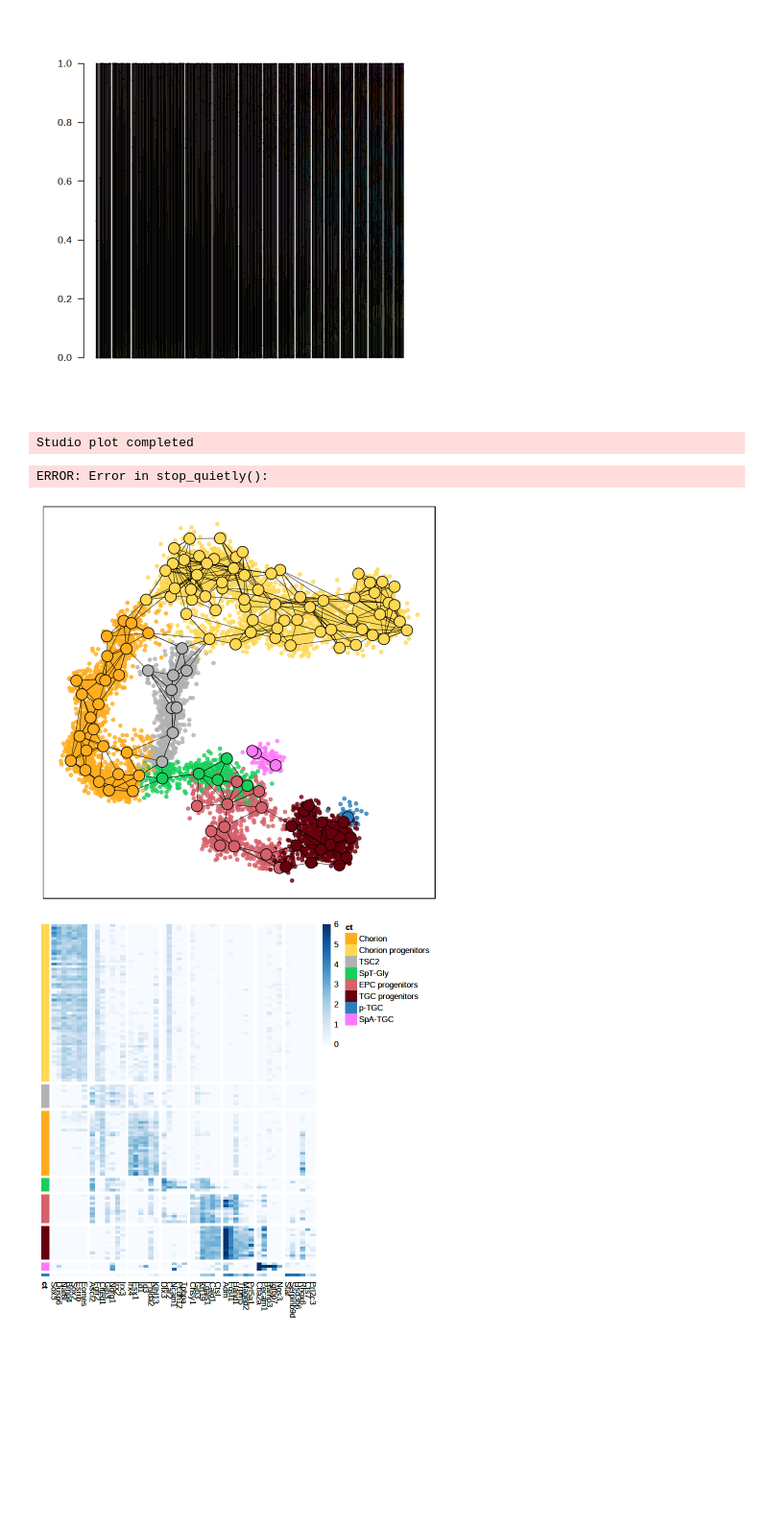
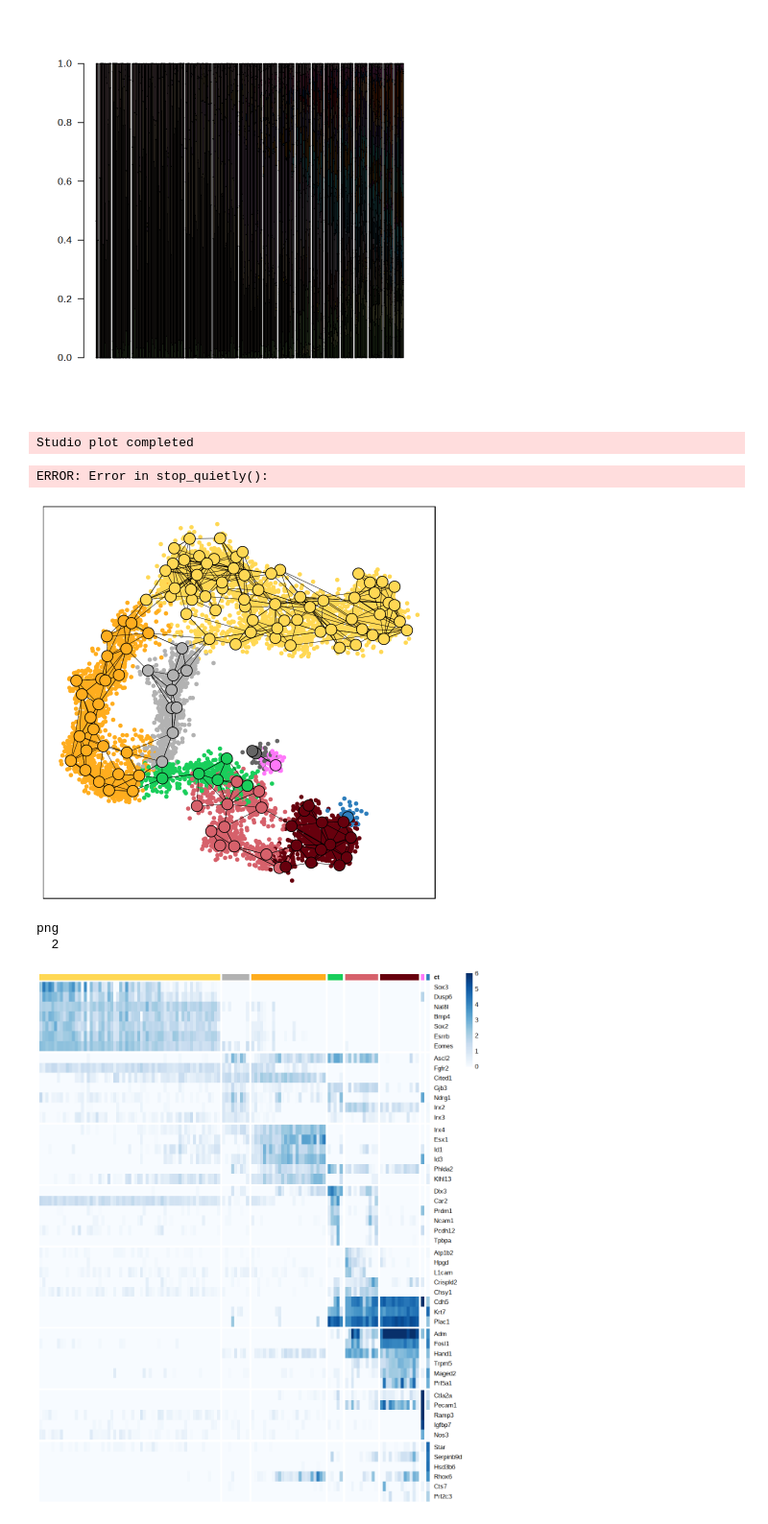
Before and after one commit to tanaylab/EmbExe, a Jupyter notebook: notebooks/Figure_1.ipynb, the cells around one changed output. Shown at 96% size. Saved outputs shown, nothing was run; the diff lists cells and outputs as text; code cells hidden in the pictures; blank space fills up the shorter version.

```diff
--- a/notebooks/Figure_1.ipynb
+++ b/notebooks/Figure_1.ipynb
@@ -180,22 +222,23 @@ manifold2dproj_hr(mc2d_id = "exe_umap",
                   mc_id = "exe",
                   plot_mc = T,
                   sc_point_size = 1.5,
-                  sc_transparency = 0.8,
+                  sc_transparency = 1,
                   mc_name_txt_size = 0,
                   mc_point_size = 6,
                   studio_plot = T)
 # %% [output]
 Studio plot completed
 ERROR: Error in stop_quietly():
-[figure, old version]
+[figure, new version]
 # %%
 ##### Fig 1e #####
 # Genes to mark
 gns.Chorion_progenitors <- c("Sox3","Dusp6","Nat8l","Bmp4","Sox2","Esrrb","Eomes")
 gns.TSC2 <- c("Ascl2","Fgfr2","Cited1","Gjb3","Ndrg1","Irx2","Irx3")
 gns.Chorion <- c("Irx4","Esx1","Id1","Id3","Phlda2","Klhl13")
-gns.SpT <- c("Dlx3","Car2","Ncam1","Pcdh12","Tpbpa")
-gns.EPC_progenitors <- c("Chsy1","Gjb3","Krt19","Lgals1","Cald1","Ctsl")
+gns.SpT <- c("Dlx3","Car2","Prdm1","Ncam1","Pcdh12","Tpbpa")
+# gns.EPC_progenitors <- c("Atp1b2","Hpgd","L1cam","Chsy1","Chst2","Crim1","Irx1","Crispld2")
+gns.EPC_progenitors <- c("Atp1b2","Hpgd","L1cam","Crispld2","Chsy1","Cdh5","Krt7","Plac1")
 gns.TGC_progenitors <- c("Adm","Fosl1","Hand1","Trpm5","Maged2","Prl5a1")
 gns.SpA <- c("Ctla2a","Pecam1","Ramp3","Igfbp7","Nos3")
 gns.pTGC <- c("Star","Serpinb9d","Hsd3b6","Rhox6","Cts7","Prl2c3")
@@ -208,40 +251,47 @@ gap_row <- c(length(gns.Chorion_progenitors),
              length(gns.Chorion_progenitors) + length(gns.TSC2) + length(gns.Chorion),
              length(gns.Chorion_progenitors) + length(gns.TSC2) + length(gns.Chorion) + length(gns.SpT),
              length(gns.Chorion_progenitors) + length(gns.TSC2) + length(gns.Chorion) + length(gns.SpT) + length(gns.EPC_progenitors),
              length(gns.Chorion_progenitors) + length(gns.TSC2) + length(gns.Chorion) + length(gns.SpT) + length(gns.EPC_progenitors) + length(gns.TGC_progenitors),
              length(gns.Chorion_progenitors) + length(gns.TSC2) + length(gns.Chorion) + length(gns.SpT) + length(gns.EPC_progenitors) + length(gns.TGC_progenitors) + length(gns.SpA),
              length(gns.Chorion_progenitors) + length(gns.TSC2) + length(gns.Chorion) + length(gns.SpT) + length(gns.EPC_progenitors) + length(gns.TGC_progenitors) + length(gns.SpA) + length(gns.pTGC))
 
 gap_col <- c(length(tsc_mcs_ord),
              length(tsc_mcs_ord) + length(tsc2_mcs_ord),
              length(tsc_mcs_ord) + length(tsc2_mcs_ord) + length(chorion_mcs_ord),
              length(tsc_mcs_ord) + length(tsc2_mcs_ord) + length(chorion_mcs_ord) + length(spt_mcs_ord),
              length(tsc_mcs_ord) + length(tsc2_mcs_ord) + length(chorion_mcs_ord) + length(spt_mcs_ord) + length(epc_mcs_ord),
              length(tsc_mcs_ord) + length(tsc2_mcs_ord) + length(chorion_mcs_ord) + length(spt_mcs_ord) + length(epc_mcs_ord) + length(tgc_mcs_ord),
              length(tsc_mcs_ord) + length(tsc2_mcs_ord) + length(chorion_mcs_ord) + length(spt_mcs_ord) + length(epc_mcs_ord) + length(tgc_mcs_ord) + length(spa_mcs_ord),
              length(tsc_mcs_ord) + length(tsc2_mcs_ord) + length(chorion_mcs_ord) + length(spt_mcs_ord) + length(epc_mcs_ord) + length(tgc_mcs_ord) + length(spa_mcs_ord) + length(ptgc_mcs_ord))
 
 lfp = log2(mc@e_gc + 1e-5)
 lfp = lfp - rowMeans(lfp)
 lfp = lfp[gns_heat,]
 lfp = lfp[,mcs_heat]
 lfp = pmax(lfp,0)
 lfp = pmin(lfp,6)
 
-heatmark <- pheatmap::pheatmap(mat = t(lfp),
+options(repr.plot.width=10, repr.plot.height=12)
+
+heatmark <- pheatmap::pheatmap(mat = lfp,
+                               annotation_legend = F,
                             cluster_cols = F,
                             cluster_rows = F,
-                            show_colnames = T,
-                            show_rownames = F,
+                            show_colnames = F,
+                            show_rownames = T,
                             color = shades_blues,
-                            annotation_row = annotation_col,
+                            annotation_col = annotation_col,
                             annotation_colors = annotation_colors,
-                            border_color = NA,
-                            gaps_col = gap_row,
-                            gaps_row = gap_col)
+                            border_color = "black",
+                            gaps_row = gap_row,
+                            gaps_col = gap_col)
 
+pdf("../figs/fig1e.pdf", width = 10, height = 12, useDingbats = F)
 print(heatmark)
+dev.off()
 # %% [output]
+png
+  2
-[figure, old version]
+[figure, new version]
 # %%
 ##### Fig1f ######
```
Also changed, not shown: parts of 12 cells of this notebook, 24 other files.
